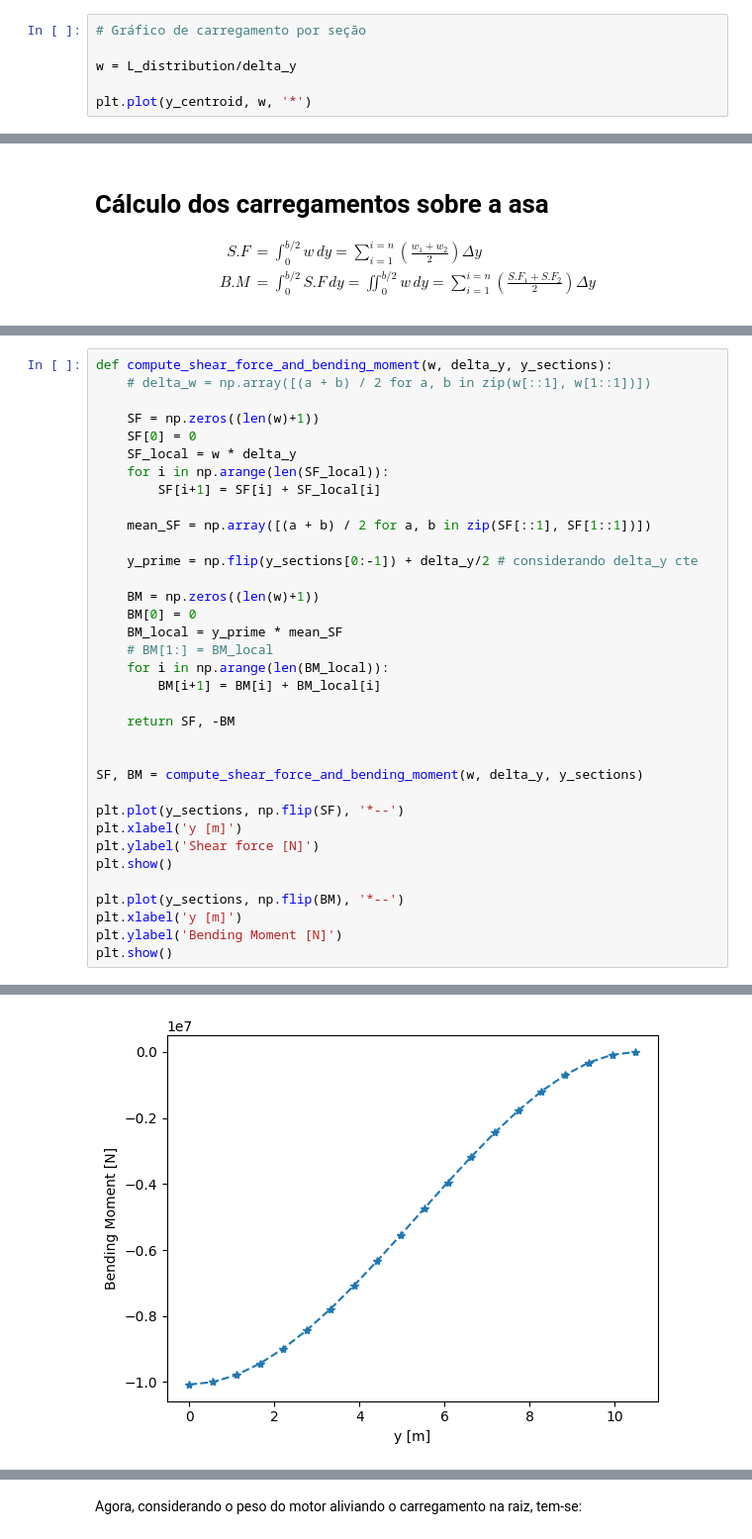
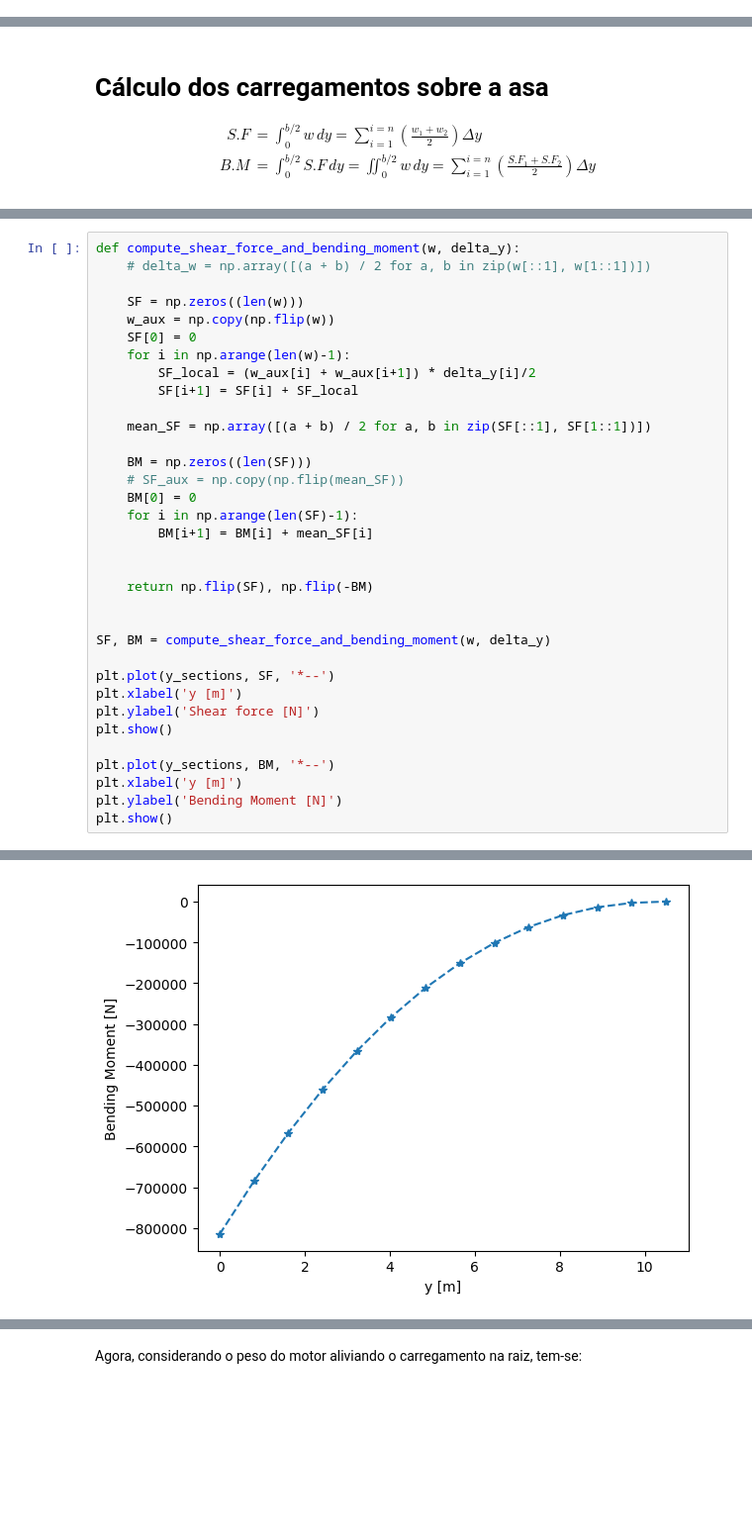
Before and after one commit to FeLorentzo/AircraftProjectEESC, a Jupyter notebook: AircraftPreliminaryDesign/AircraftPreliminaryDesign.ipynb, the cells around one changed output, grey strips where cells are left out. Shown at 99% size. Drawn from its saved outputs; the diff is of its cells as text; blank space fills up the shorter version.

Commit message:
V3 - carregamentos funcionando

```diff
--- a/AircraftPreliminaryDesign/AircraftPreliminaryDesign.ipynb
+++ b/AircraftPreliminaryDesign/AircraftPreliminaryDesign.ipynb
@@ -1138,6 +1110,0 @@ plt.plot(y_centroid, L_distribution, '*')
-# %%
-# Gráfico de carregamento por seção
-
-w = L_distribution/delta_y
-
-plt.plot(y_centroid, w, '*')
@@ -1161,35 +1118,34 @@ array([9.94736842, 9.39473684, 8.84210526, 8.28947368, 7.73684211,
 # %%
-def compute_shear_force_and_bending_moment(w, delta_y, y_sections):
+def compute_shear_force_and_bending_moment(w, delta_y):
     # delta_w = np.array([(a + b) / 2 for a, b in zip(w[::1], w[1::1])])
 
-    SF = np.zeros((len(w)+1))
+    SF = np.zeros((len(w)))
+    w_aux = np.copy(np.flip(w))
     SF[0] = 0
-    SF_local = w * delta_y
-    for i in np.arange(len(SF_local)):
-        SF[i+1] = SF[i] + SF_local[i]
+    for i in np.arange(len(w)-1):
+        SF_local = (w_aux[i] + w_aux[i+1]) * delta_y[i]/2
+        SF[i+1] = SF[i] + SF_local
 
     mean_SF = np.array([(a + b) / 2 for a, b in zip(SF[::1], SF[1::1])])
 
-    y_prime = np.flip(y_sections[0:-1]) + delta_y/2 # considerando delta_y cte
-
-    BM = np.zeros((len(w)+1))
+    BM = np.zeros((len(SF)))
+    # SF_aux = np.copy(np.flip(mean_SF))
     BM[0] = 0
-    BM_local = y_prime * mean_SF
-    # BM[1:] = BM_local
-    for i in np.arange(len(BM_local)):
-        BM[i+1] = BM[i] + BM_local[i]
-
-    return SF, -BM
+    for i in np.arange(len(SF)-1):
+        BM[i+1] = BM[i] + mean_SF[i]
 
 
-SF, BM = compute_shear_force_and_bending_moment(w, delta_y, y_sections)
+    return np.flip(SF), np.flip(-BM)
 
-plt.plot(y_sections, np.flip(SF), '*--')
+
+SF, BM = compute_shear_force_and_bending_moment(w, delta_y)
+
+plt.plot(y_sections, SF, '*--')
 plt.xlabel('y [m]')
 plt.ylabel('Shear force [N]')
 plt.show()
 
-plt.plot(y_sections, np.flip(BM), '*--')
+plt.plot(y_sections, BM, '*--')
 plt.xlabel('y [m]')
 plt.ylabel('Bending Moment [N]')
 plt.show()
@@ -1198 +1154 @@ plt.show()
-[figure, old version]
+[figure, new version]
```
Also changed, not shown: parts of 30 cells of this notebook.
